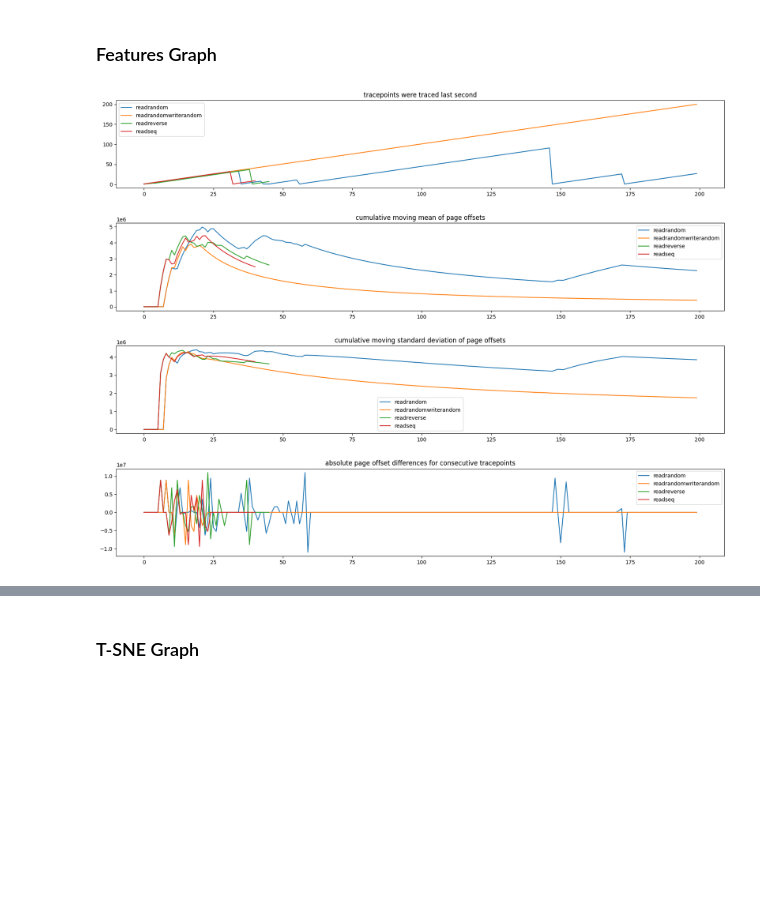
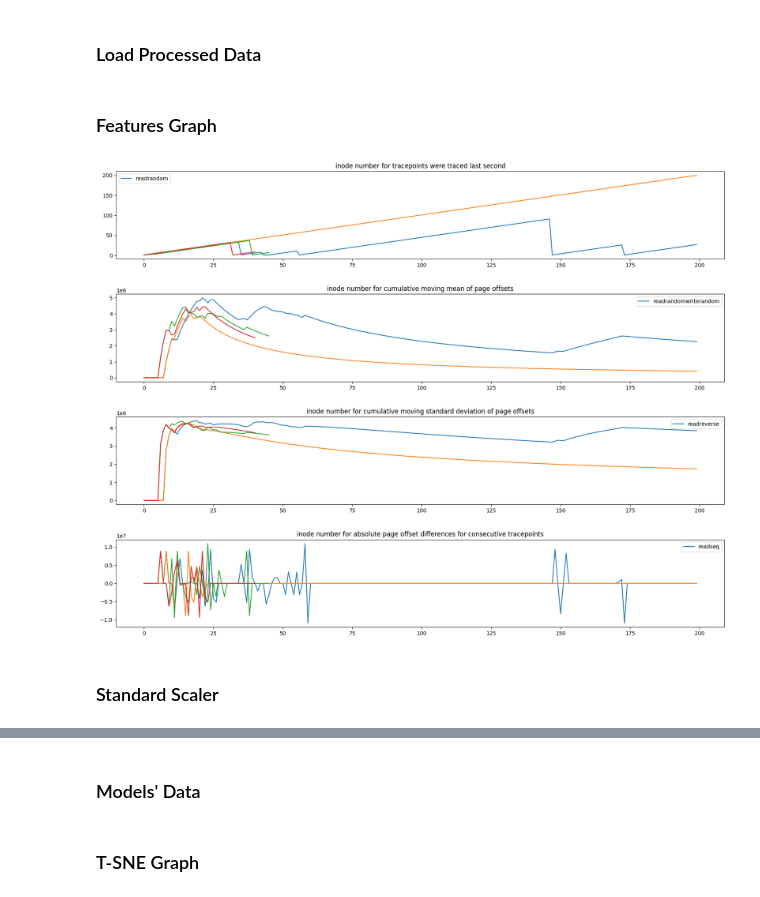
Before and after one commit to rfAbedi/OS-Lab-Project, a Jupyter notebook: ML Models.ipynb, the cells around one changed output, grey strips where cells are left out. Saved outputs shown, nothing was run; the diff lists cells and outputs as text; code cells hidden in the pictures; blank space fills up the shorter version.

```diff
--- a/ML Models.ipynb
+++ b/ML Models.ipynb
@@ -15,42 +15,33 @@ from tensorflow.keras.models import Sequential
 
 import warnings
 warnings.filterwarnings("ignore", category=RuntimeWarning)
+# %% [markdown]
+### Load Processed Data
 # %%
 whole_data_df = pd.read_csv("ProcessedData/whole_data.csv")
 new_dfs = [pd.read_csv("ProcessedData/readrandom.csv"), pd.read_csv("ProcessedData/readrandomwriterandom.csv"), pd.read_csv("ProcessedData/readreverse.csv"), pd.read_csv("ProcessedData/readseq.csv")]
 # %% [markdown]
 ### Features Graph
-# %%
-plt.figure(figsize=(20, 15))
-
-plt.subplot(4, 1, 1)
-for df in new_dfs:
-    plt.plot(df["tracepoints were traced last second"])
-plt.legend(["readrandom", "readrandomwriterandom", "readreverse", "readseq"])
-plt.title("tracepoints were traced last second")
-
-plt.subplot(4, 1, 2)
-for df in new_dfs:
-    plt.plot(df["cumulative moving mean of page offsets"])
-plt.legend(["readrandom", "readrandomwriterandom", "readreverse", "readseq"])
-plt.title("cumulative moving mean of page offsets")
-
-plt.subplot(4, 1, 3)
-for df in new_dfs:
-    plt.plot(df["cumulative moving standard deviation of page offsets"])
-plt.legend(["readrandom", "readrandomwriterandom", "readreverse", "readseq"])
-plt.title("cumulative moving standard deviation of page offsets")
-
-plt.subplot(4, 1, 4)
-for df in new_dfs:
-    plt.plot(df["absolute page offset differences for consecutive tracepoints"])
-plt.legend(["readrandom", "readrandomwriterandom", "readreverse", "readseq"])
-plt.title("absolute page offset differences for consecutive tracepoints")
-
-plt.subplots_adjust(left=0.1,bottom=0.1, right=0.9, top=0.9, wspace=0.4, hspace=0.4)
-plt.show()
-# %% [output]
-[figure, removed]
+# %%
+columns = ["workload", "tracepoints were traced last second", "cumulative moving mean of page offsets", \
+    "cumulative moving standard deviation of page offsets", "absolute page offset differences for consecutive tracepoints", "inode number"]
+workloads = ["readrandom", "readrandomwriterandom", "readreverse", "readseq"]
+
+plt.figure(figsize=(20, 15))
+
+for i in range(4):
+    plt.subplot(4, 1, i+1)
+    for df in new_dfs:
+        plt.plot(df[columns[i+1]])
+    plt.title("inode number for " + columns[i+1])
+    plt.legend([workloads[i]])
+
+plt.subplots_adjust(left=0.1,bottom=0.1, right=0.9, top=0.9, wspace=0.4, hspace=0.4)
+plt.show()
+# %% [output]
+[figure, added]
+# %% [markdown]
+### Standard Scaler
 # %%
 numeric_cols = whole_data_df.select_dtypes(include=[np.number]).columns
 whole_data_df[numeric_cols] = whole_data_df[numeric_cols].apply(zscore)
@@ -73,6 +64,8 @@ display(whole_data_df)
 | 485 | readseq | -0.857859 | 0.372050 | 0.579590 | 0.000348 | ... |
 | 486 | readseq | -0.839822 | 0.324953 | 0.556622 | -0.000350 | ... |
 487 rows × 6 columns
+# %% [markdown]
+### Models' Data
 # %%
 X = whole_data_df.iloc[:, 1:]
 y = whole_data_df["workload"]
```
Also changed, not shown: parts of 2 cells of this notebook, 3 other files.
